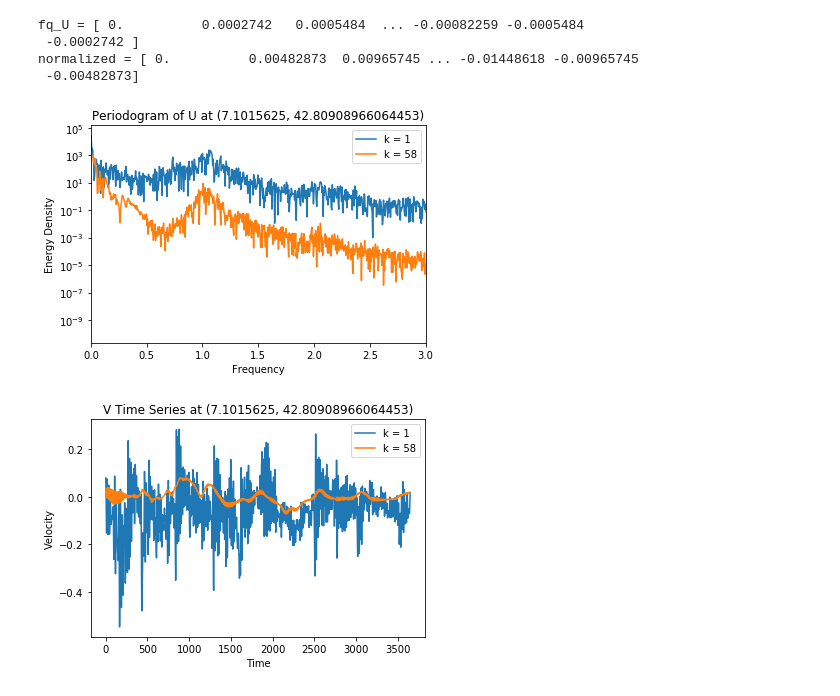
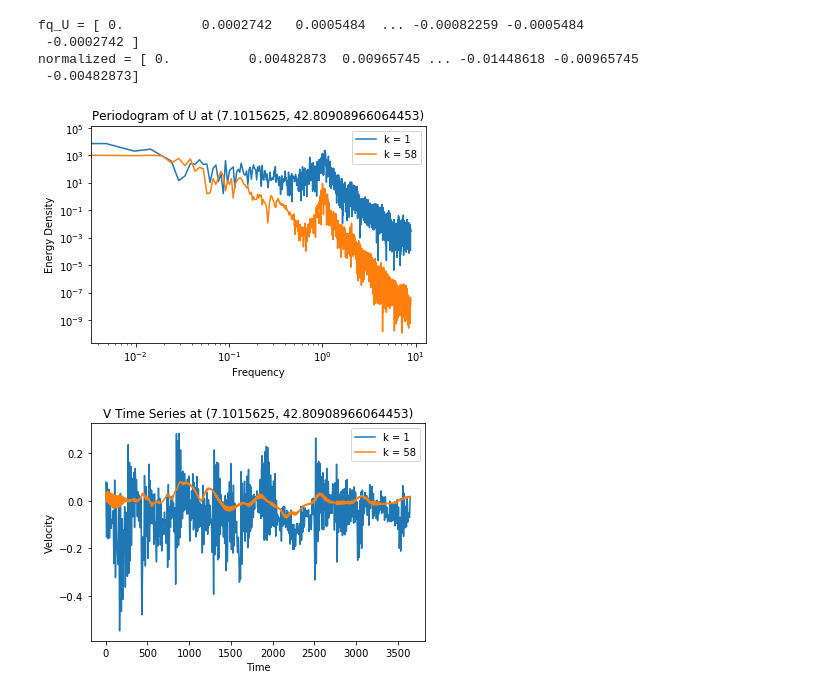
Before and after one commit to mclaret/JISAOinternship, a Jupyter notebook: notebooks/mark/fft_U_V.ipynb, the cells around one changed output. Cells and saved outputs as stored; diff of their text form; code cells hidden in the pictures.

```diff
--- a/notebooks/mark/fft_U_V.ipynb
+++ b/notebooks/mark/fft_U_V.ipynb
@@ -111,19 +111,21 @@ normalized = [ 0.          0.00482873  0.00965745 ... -0.01448618 -0.00965745
 # %%
 # plot periodogram of U
 plt.figure(1)
 plt.plot(fq_U_norm, amp_U_k1, label='k = 1')
 plt.plot(fq_U_norm, amp_U_k58, label='k = 58')
-plt.xlim(0,3)
+#plt.xlim(-1,3)
+#plt.ylim(0, 10000)
 
 # plot labels
 plt.title('Periodogram of U at ({}, {})'.format(nav_lon, nav_lat))
 plt.xlabel('Frequency')
 plt.ylabel('Energy Density')
 plt.yscale('log')
+plt.xscale('log')
 plt.legend()
 plt.show()
 # %% [output]
-[figure, old version]
+[figure, new version]
 # %%
 # plot time series of V
 plt.figure()
```
Also changed, not shown: parts of 1 cell of this notebook.
